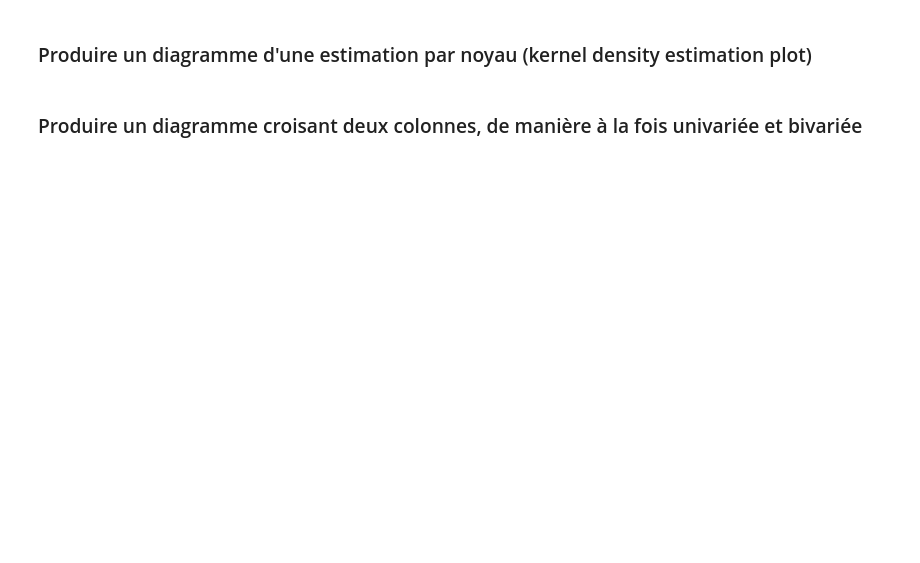
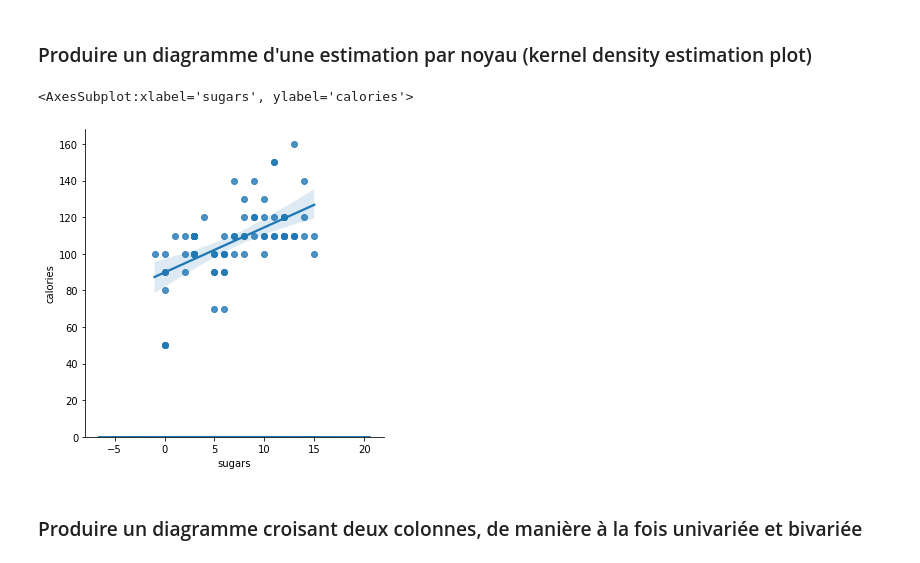
Before and after one commit to Fulguritude/code-discovery-exercises, a Jupyter notebook: data_sci_eng_ml/jupyter_notebooks/fr/fr_fiches_corrigées/04_exploration_visualisation_et_modélisation_de_données__correction.ipynb, the cells around one changed output. Saved outputs shown, nothing was run; the diff lists cells and outputs as text; code cells hidden in the pictures; blank space fills up the shorter version.

```diff
--- a/data_sci_eng_ml/jupyter_notebooks/fr/fr_fiches_corrigées/04_exploration_visualisation_et_modélisation_de_données__correction.ipynb
+++ b/data_sci_eng_ml/jupyter_notebooks/fr/fr_fiches_corrigées/04_exploration_visualisation_et_modélisation_de_données__correction.ipynb
@@ -684,7 +736,10 @@ sns.histplot(frame.calories)
 ### Produire un diagramme d'une estimation par noyau (kernel density estimation plot)
 # %%
 sns.lmplot(x="sugars", y="calories", data=frame)
-sns.kdeplot(frame.sugars, frame.calories)
+sns.kdeplot(frame.sugars)
+# %% [output]
+<AxesSubplot:xlabel='sugars', ylabel='calories'>
+[figure, added]
 # %% [markdown]
 ### Produire un diagramme croisant deux colonnes, de manière à la fois univariée et bivariée
 # %%
```
Also changed, not shown: parts of 17 cells of this notebook, 5 other files.
